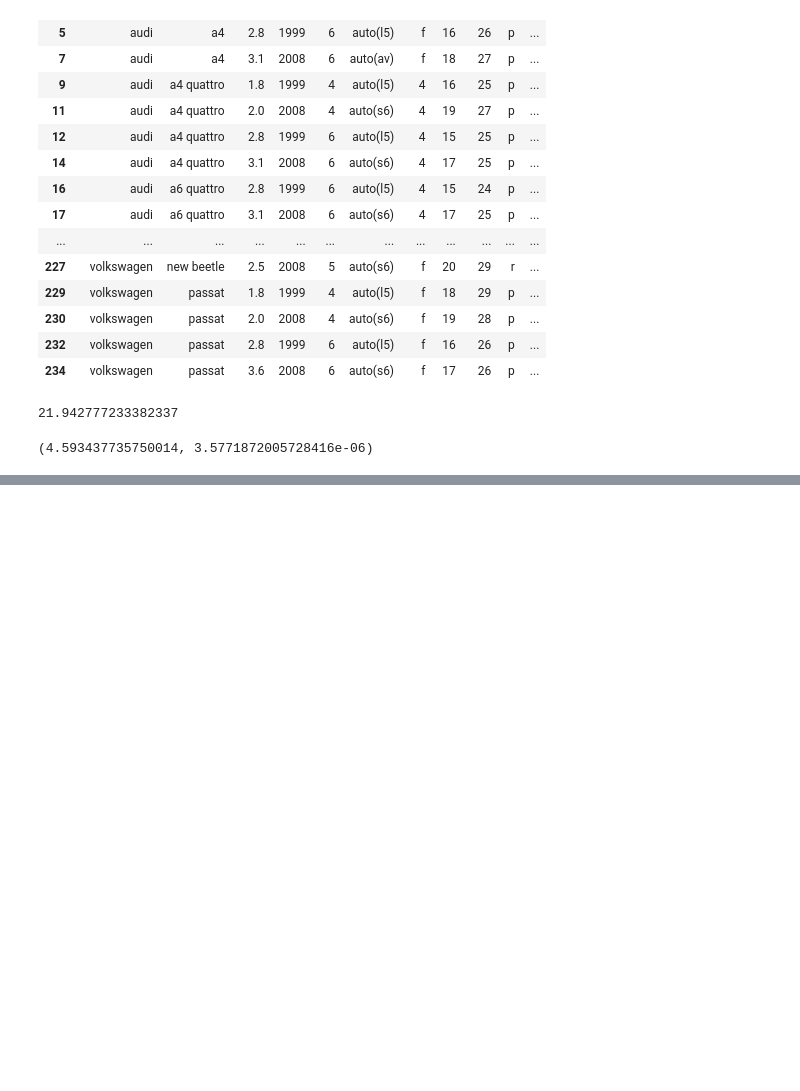
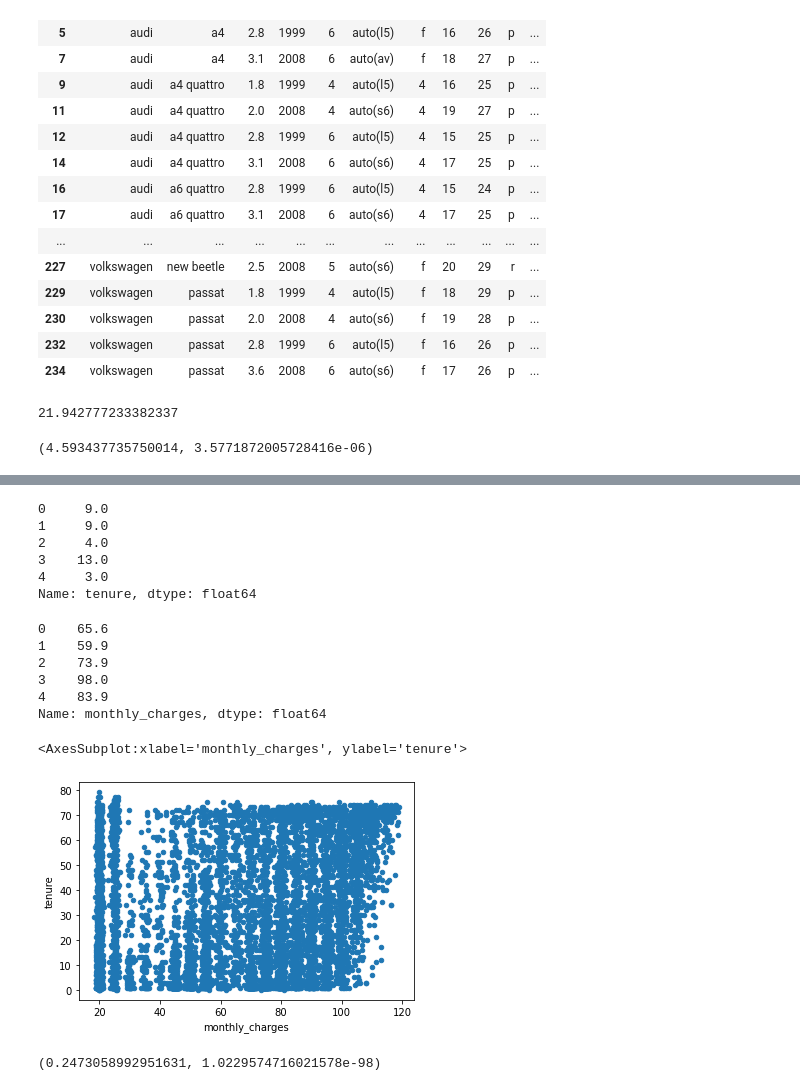
Before and after one commit to mindyshiben/statistics-exercises, a Jupyter notebook: hypothesis_testing.ipynb, the cells around one changed output, grey strips where cells are left out. Saved outputs shown, nothing was run; the diff lists cells and outputs as text; code cells hidden in the pictures; blank space fills up the shorter version.

Commit message:
correlations

```diff
--- a/hypothesis_testing.ipynb
+++ b/hypothesis_testing.ipynb
@@ -335,0 +341,8 @@ t, p/2
+# %%
+import seaborn as sns
+import matplotlib.pyplot as plt
+import pandas as pd
+import numpy as np
+
+Telco = pd.read_csv (r'/Users/mindyshiben/codeup-data-science/Telco/Telco.csv')
+Telco.info()
@@ -335,0 +367,18 @@ t, p/2
+# %%
+Telco.tenure.head()
+# %% [output]
+0     9.0
+1     9.0
+2     4.0
+3    13.0
+4     3.0
+Name: tenure, dtype: float64
+# %%
+Telco.monthly_charges.head()
+# %% [output]
+0    65.6
+1    59.9
+2    73.9
+3    98.0
+4    83.9
+Name: monthly_charges, dtype: float64
@@ -335,0 +389,12 @@ t, p/2
+# %%
+Telco.plot.scatter(y = 'tenure', x = 'monthly_charges')
+# %% [output]
+<AxesSubplot:xlabel='monthly_charges', ylabel='tenure'>
+[figure, added]
+# %%
+r, p = stats.pearsonr(x, y)
+r, p
+
+#yes, there is a linear correlation between tenure and monthly_charges
+# %% [output]
+(0.2473058992951631, 1.0229574716021578e-98)
```
Also changed, not shown: parts of 30 cells of this notebook, 2 other files.
